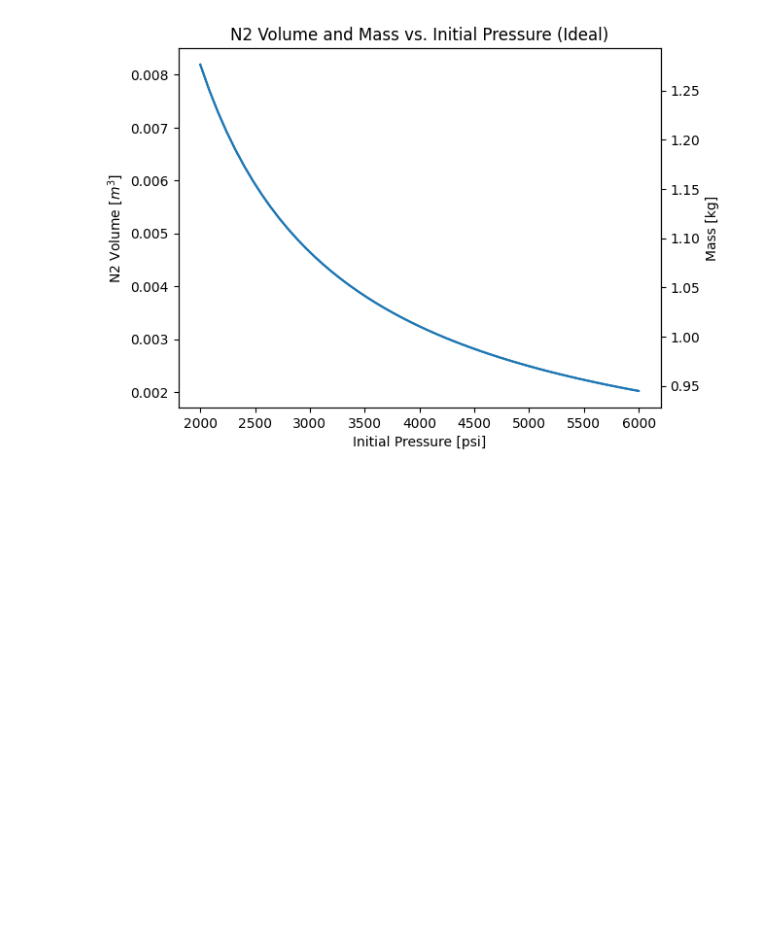
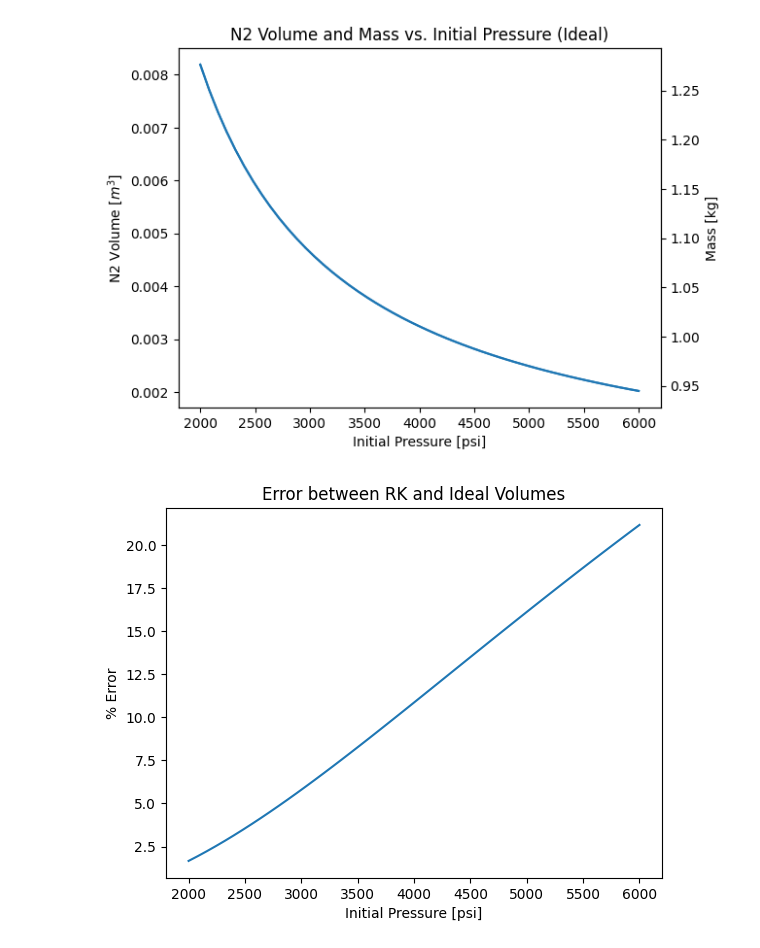
Before and after one commit to UC-Davis-APRL/Propellant-feed, a Jupyter notebook: Tank Sizing Calculator/tankSizing.ipynb, the cells around one changed output. Cells and saved outputs as stored; diff of their text form; code cells hidden in the pictures; blank space fills up the shorter version.

```diff
--- a/Tank Sizing Calculator/tankSizing.ipynb
+++ b/Tank Sizing Calculator/tankSizing.ipynb
@@ -283,6 +283,8 @@ x = P
 y1 = V
 y2 = M
 
+V_RK = V
+
 # Left y-axis
 fig, ax1 = plt.subplots()
 ax1.plot(x, y1)
@@ -335,6 +337,8 @@ x = P
 y1 = V
 y2 = M
 
+V_Ideal = V
+
 # Left y-axis
 fig, ax1 = plt.subplots()
 ax1.plot(x, y1)
@@ -352,3 +356,13 @@ plt.title('N2 Volume and Mass vs. Initial Pressure (Ideal)')
 plt.show()
 # %% [output]
 [figure]
+# %%
+Error = (V_RK - V_Ideal)/V_RK * 100
+
+plt.plot(P, Error)
+plt.title('Error between RK and Ideal Volumes')
+plt.xlabel('Initial Pressure [psi]')
+plt.ylabel('{} Error'.format('%'))
+plt.show()
+# %% [output]
+[figure, added]
```
